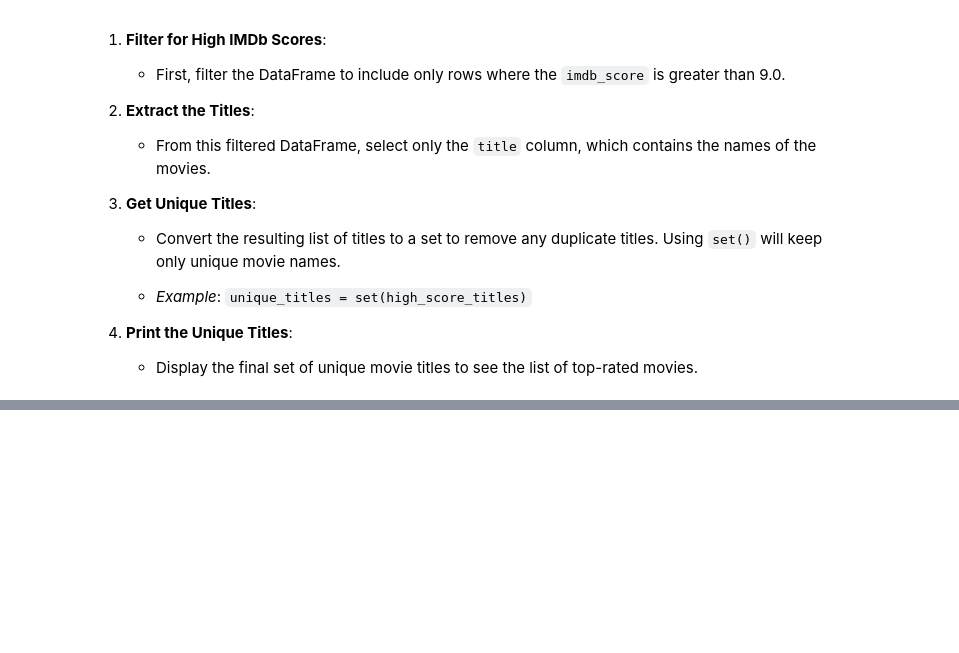
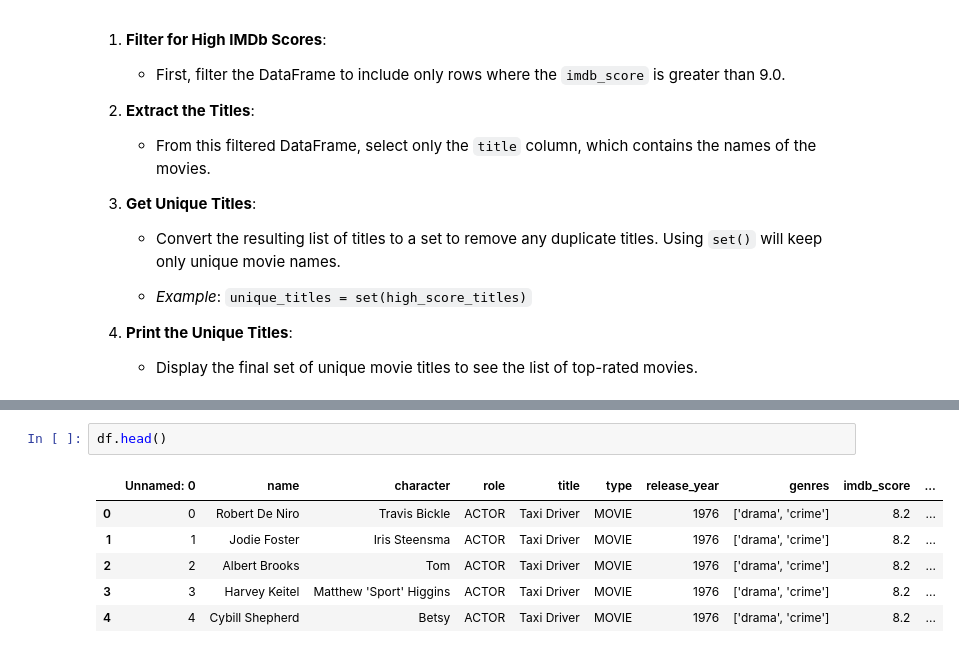
Before and after one commit to rbashiri/Golden-Age-TV-Data-Analysis, a Jupyter notebook: Golden-Age-TV-Data-Analysis.ipynb, the cells around one changed output, grey strips where cells are left out. Cells and saved outputs as stored; diff of their text form; blank space fills up the shorter version.

```diff
--- a/Golden-Age-TV-Data-Analysis.ipynb
+++ b/Golden-Age-TV-Data-Analysis.ipynb
@@ -384,0 +537,9 @@ print(unique_idmb_titles)
+# %%
+df.head()
+# %% [output]
+|  | Unnamed: 0 | name | character | role | title | type | release_year | genres | imdb_score | ... |
+| 0 | 0 | Robert De Niro | Travis Bickle | ACTOR | Taxi Driver | MOVIE | 1976 | ['drama', 'crime'] | 8.2 | ... |
+| 1 | 1 | Jodie Foster | Iris Steensma | ACTOR | Taxi Driver | MOVIE | 1976 | ['drama', 'crime'] | 8.2 | ... |
+| 2 | 2 | Albert Brooks | Tom | ACTOR | Taxi Driver | MOVIE | 1976 | ['drama', 'crime'] | 8.2 | ... |
+| 3 | 3 | Harvey Keitel | Matthew 'Sport' Higgins | ACTOR | Taxi Driver | MOVIE | 1976 | ['drama', 'crime'] | 8.2 | ... |
+| 4 | 4 | Cybill Shepherd | Betsy | ACTOR | Taxi Driver | MOVIE | 1976 | ['drama', 'crime'] | 8.2 | ... |
```
Also changed, not shown: parts of 12 cells of this notebook.
